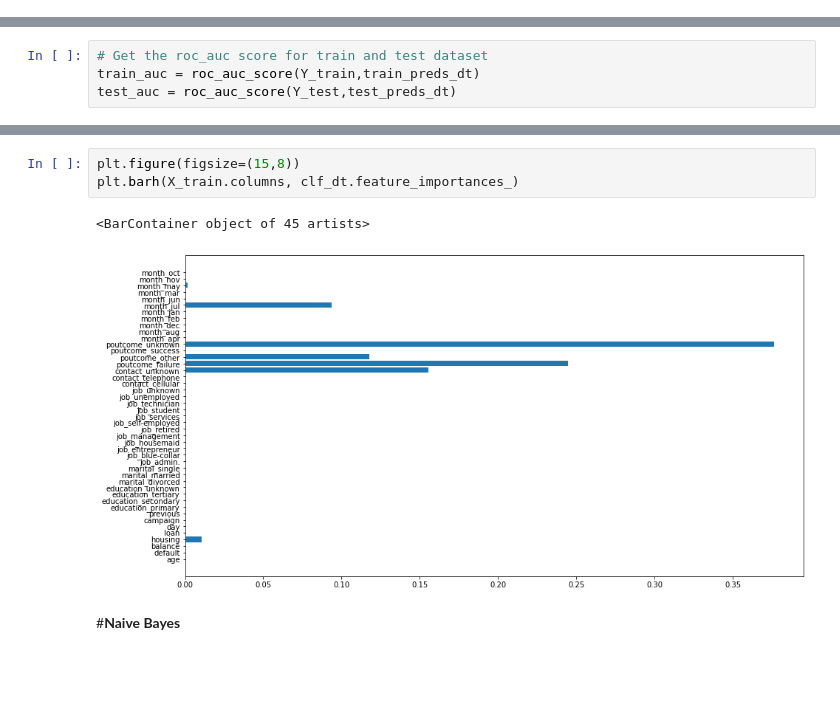
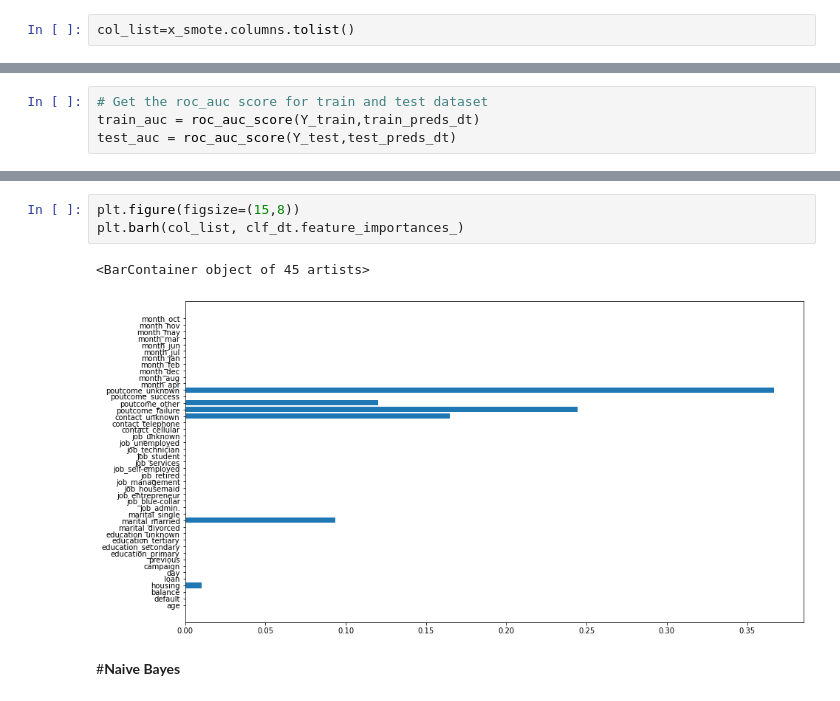
Before and after one commit to AnnayanB/SupervisedML_BankMarketingCampaigns, a Jupyter notebook: Bank_Marketing_Effectiveness_Prediction_Capstone_Project.ipynb, the cells around one changed output, grey strips where cells are left out. Cells and saved outputs as stored; diff of their text form; blank space fills up the shorter version.

```diff
--- a/Bank_Marketing_Effectiveness_Prediction_Capstone_Project.ipynb
+++ b/Bank_Marketing_Effectiveness_Prediction_Capstone_Project.ipynb
@@ -593,6 +595,8 @@ memory usage: 7.7 MB
 y_smote.shape
 # %% [output]
 (79844,)
+# %%
+col_list=x_smote.columns.tolist()
 # %% [markdown]
 #**Model Implementation**
 # %% [markdown]
@@ -984,9 +1004,9 @@ plt.show()
 # %%
 plt.figure(figsize=(15,8))
-plt.barh(X_train.columns, clf_dt.feature_importances_)
+plt.barh(col_list, clf_dt.feature_importances_)
 # %% [output]
 <BarContainer object of 45 artists>
-[figure, old version]
+[figure, new version]
 # %% [markdown]
 #**Naive Bayes**
 # %%
```
Also changed, not shown: parts of 58 cells of this notebook.
